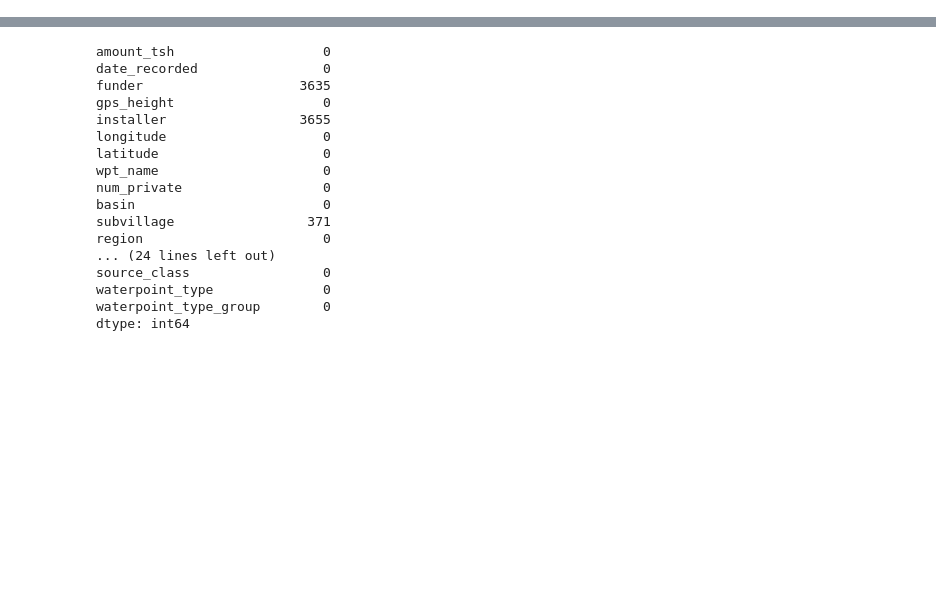
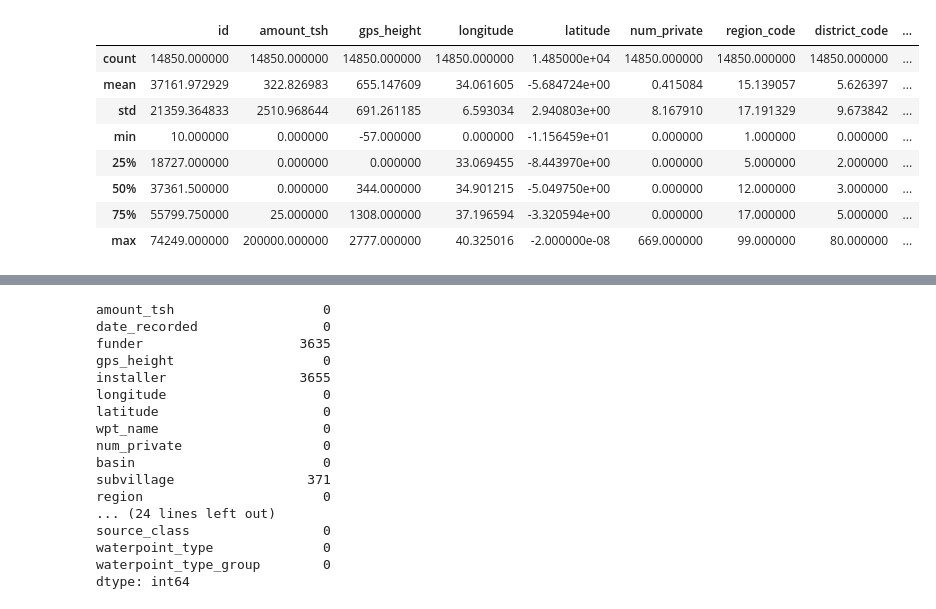
Before and after one commit to thuvarahan97/Pump-it-Up---Driven-Data, a Jupyter notebook: PumpItUp.ipynb, the cells around one changed output, grey strips where cells are left out. Saved outputs shown, nothing was run; the diff lists cells and outputs as text; code cells hidden in the pictures; blank space fills up the shorter version.

```diff
--- a/PumpItUp.ipynb
+++ b/PumpItUp.ipynb
@@ -57,0 +65,14 @@ test_set.shape
+# %%
+# displaying test dataset
+test_set.head()
+test_set.describe()
+# %% [output]
+|  | id | amount_tsh | gps_height | longitude | latitude | num_private | region_code | district_code | ... |
+| count | 14850.000000 | 14850.000000 | 14850.000000 | 14850.000000 | 1.485000e+04 | 14850.000000 | 14850.000000 | 14850.000000 | ... |
+| mean | 37161.972929 | 322.826983 | 655.147609 | 34.061605 | -5.684724e+00 | 0.415084 | 15.139057 | 5.626397 | ... |
+| std | 21359.364833 | 2510.968644 | 691.261185 | 6.593034 | 2.940803e+00 | 8.167910 | 17.191329 | 9.673842 | ... |
+| min | 10.000000 | 0.000000 | -57.000000 | 0.000000 | -1.156459e+01 | 0.000000 | 1.000000 | 0.000000 | ... |
+| 25% | 18727.000000 | 0.000000 | 0.000000 | 33.069455 | -8.443970e+00 | 0.000000 | 5.000000 | 2.000000 | ... |
+| 50% | 37361.500000 | 0.000000 | 344.000000 | 34.901215 | -5.049750e+00 | 0.000000 | 12.000000 | 3.000000 | ... |
+| 75% | 55799.750000 | 25.000000 | 1308.000000 | 37.196594 | -3.320594e+00 | 0.000000 | 17.000000 | 5.000000 | ... |
+| max | 74249.000000 | 200000.000000 | 2777.000000 | 40.325016 | -2.000000e-08 | 669.000000 | 99.000000 | 80.000000 | ... |
```
Also changed, not shown: parts of 41 cells of this notebook.
